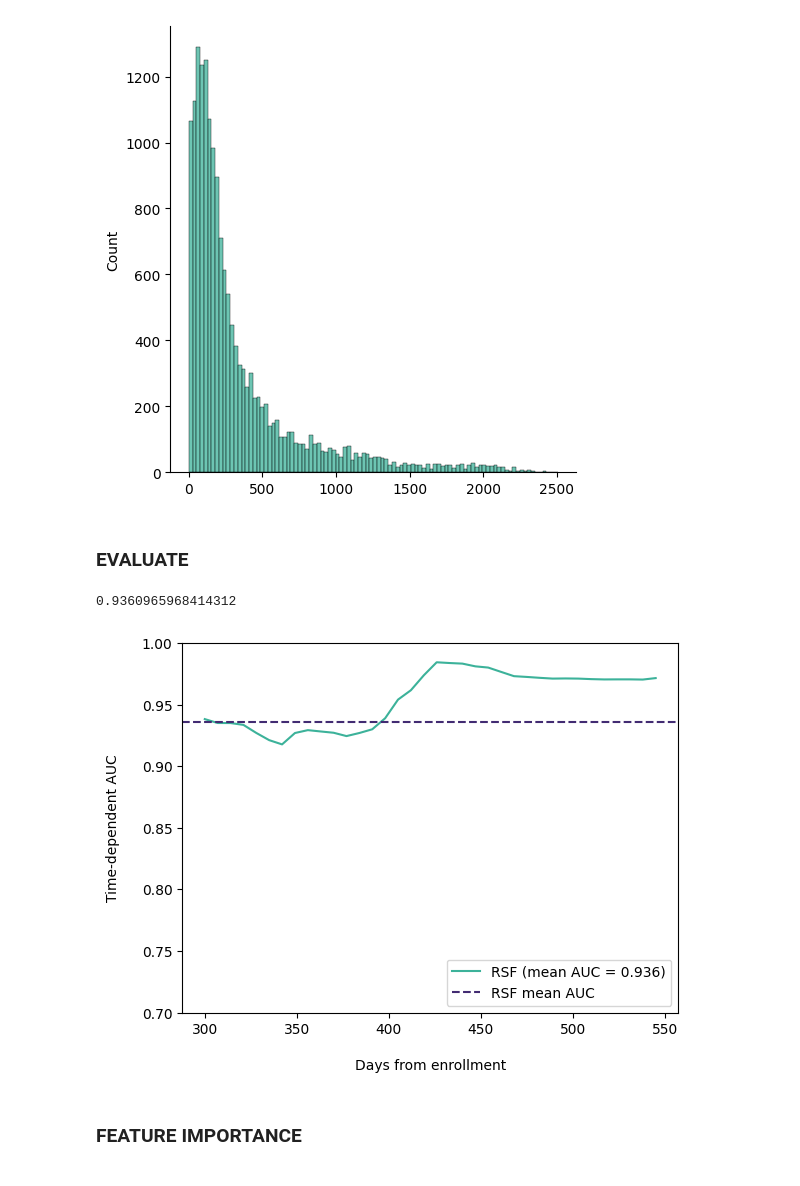
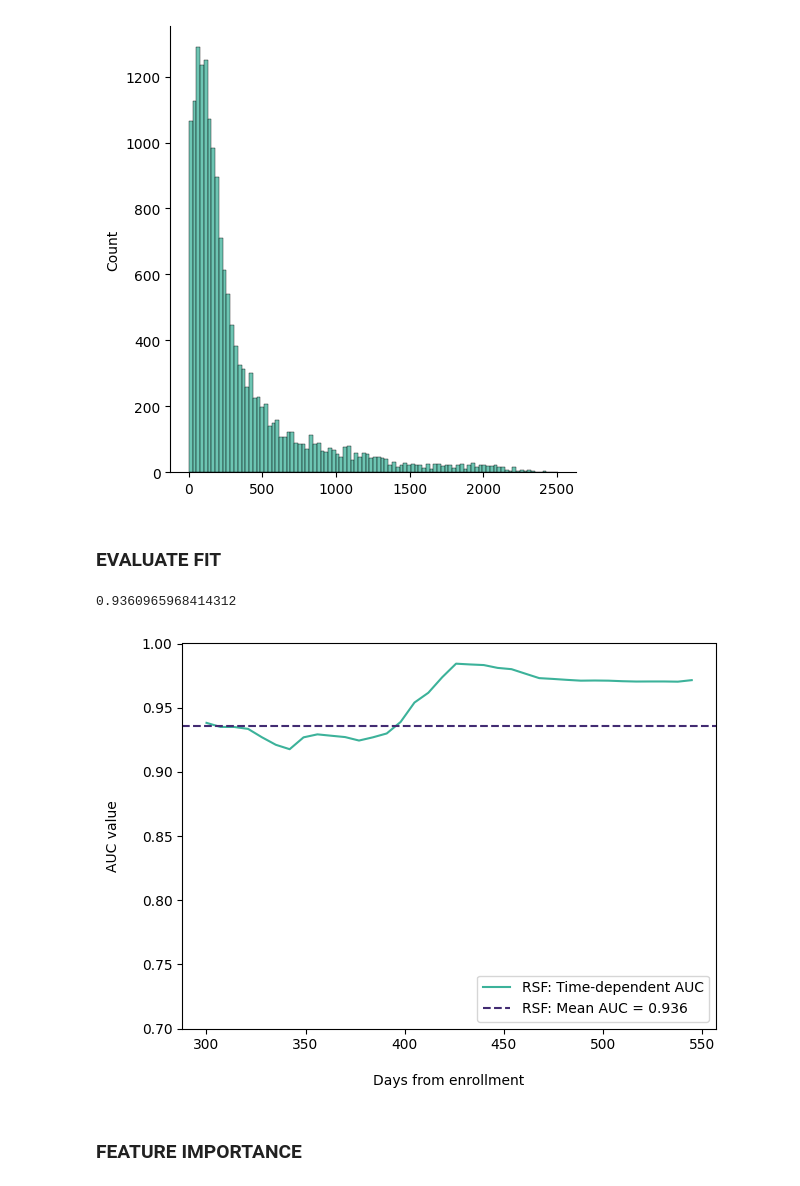
Before and after one commit to Nectar-Technologies/ledge-nectar, a Jupyter notebook: aqi/notebooks/05_fit_RSF.ipynb, the cells around one changed output. Saved outputs shown, nothing was run; the diff lists cells and outputs as text; code cells hidden in the pictures.

```diff
--- a/aqi/notebooks/05_fit_RSF.ipynb
+++ b/aqi/notebooks/05_fit_RSF.ipynb
@@ -183,16 +191,26 @@ SCORE:
 <seaborn.axisgrid.FacetGrid at 0x...>
 [figure]
 # %% [markdown]
-### EVALUATE
+### EVALUATE FIT
 # %%
+# Time intervals
 va_times = np.arange(300, 550, 7)
 
+# Predict cumulative hazard function
 rsf_chf_funcs = rf_random.predict_cumulative_hazard_function(
-    X_test, return_array=False)
+    X_test,
+    return_array=False
+)
+
+# Predicted risk scores at each time interval using cumulative hazard function
 rsf_risk_scores = np.row_stack([chf(va_times) for chf in rsf_chf_funcs])
 
+# Mean AUC and time-dependent AUC
 rsf_auc, rsf_mean_auc = cumulative_dynamic_auc(
-    y_train, y_test, rsf_risk_scores, va_times
+    y_train,
+    y_test,
+    rsf_risk_scores,
+    va_times
 )
 # %%
 rsf_mean_auc
@@ -202,38 +220,39 @@ rsf_mean_auc
 plt.plot(
     va_times,
     rsf_auc,
     "-",
     color = "#3CB29A",
-    label = "RSF (mean AUC = {:.3f})".format(rsf_mean_auc)
+    label = "RSF: Time-dependent AUC"
 )
 
 # Add mean AUC
 plt.axhline(
     rsf_mean_auc,
     linestyle = "--",
     color = "#422B72",
-    label = "RSF mean AUC"
+    label = "RSF: Mean AUC = {:.3f}".format(rsf_mean_auc)
 )
 
 # Labels and limits
 plt.xlabel("\nDays from enrollment")
-plt.ylabel("Time-dependent AUC\n")
+plt.ylabel("AUC value\n")
 plt.ylim(0.7, 1.0)
 
 # Legend
 plt.legend(loc="lower right")
 
 # Remove the grid
 plt.grid(False)
 
 # Save
+plt.tight_layout()
 outputs_folder = os.path.join(os.getcwd(), '..', 'outputs')
-plt.savefig(os.path.join(outputs_folder, "RSF_ROC.png"))
+plt.savefig(os.path.join(outputs_folder, "RSF_ROC.png"), dpi=500)
 
 # Show plot
 plt.show()
 # %% [output]
-[figure, old version]
+[figure, new version]
 # %% [markdown]
 ### FEATURE IMPORTANCE
 # %% [markdown]
```
Also changed, not shown: parts of 8 cells of this notebook.
